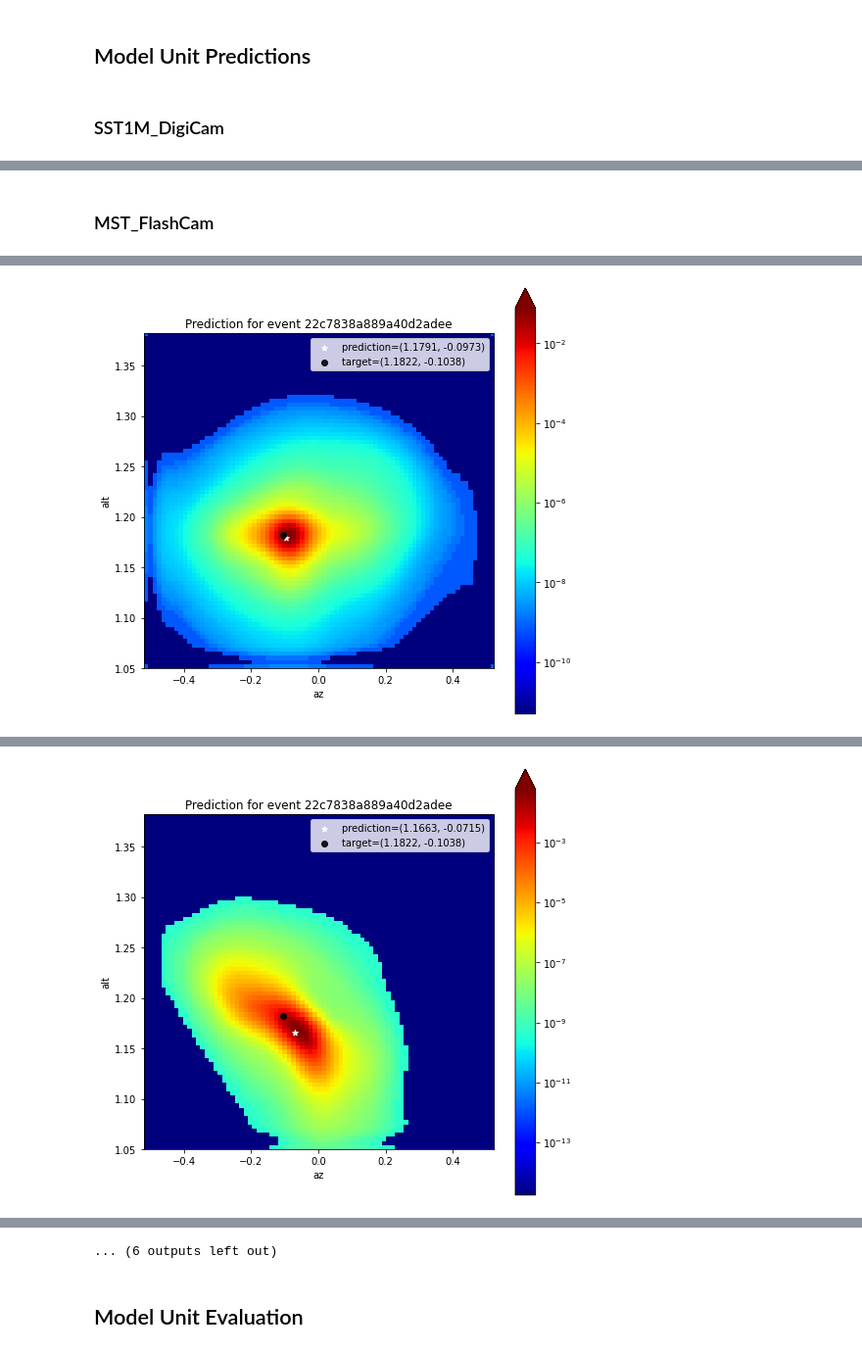
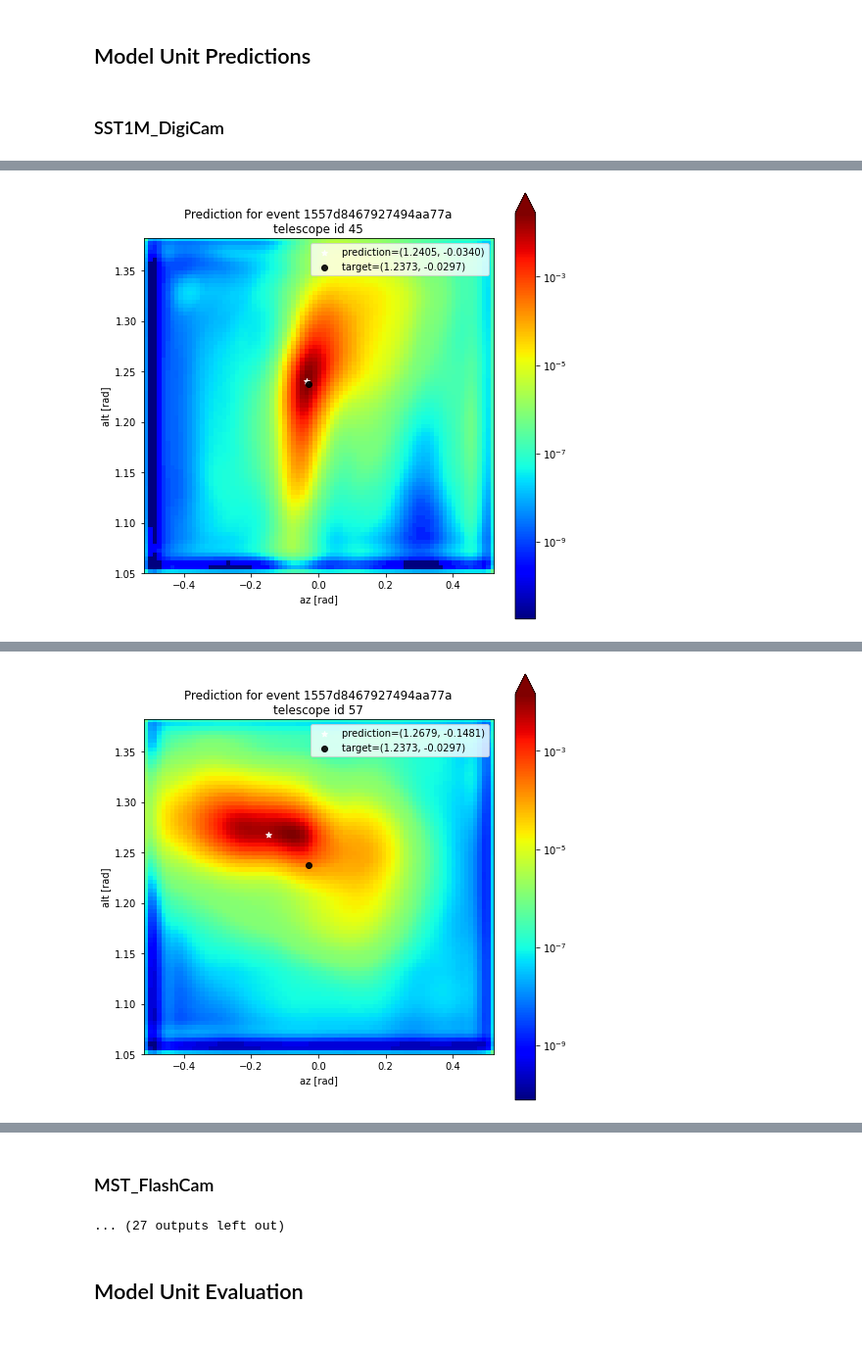
Before and after one commit to sborquez/gerumo, a Jupyter notebook: notebooks/evaluate.ipynb, the cells around one changed output, grey strips where cells are left out. Shown at 98% size. Drawn from its saved outputs; the diff is of its cells as text; code cells hidden in the pictures.

Commit message:
add: redesign evaluation, add evaluate.py file

```diff
--- a/notebooks/evaluate.ipynb
+++ b/notebooks/evaluate.ipynb
@@ -77,6 +77,7 @@ with open(config_file) as cfg_file:
 
 # Model
 model_name = config["model_name"]
+assembler_constructor = ASSEMBLERS[config["assembler_constructor"]]
 
 # Dataset Parameters
 output_folder = config["output_folder"]
@@ -107,8 +108,7 @@ if target_mode == "probability_map":
     target_mode_config["target_sigmas"] = tuple([target_sigmas[target] for target in targets])
 
 # Evaluation Parameters
-save_plots = config["save_plots"]
-save_predictions = config["save_predictions"]
+evaluation_config = config["evaluation"]
 # %% [output]
 Loading config from: /content/drive/My Drive/Projects/gerumo/train/config/colab/alt_az/umonna_assembler_colab.json
 # %%
@@ -163,7 +163,8 @@ test_generator = AssemblerGenerator(test_dataset, telescope_types,
 )
 
 # Small test sample
-sample_events = np.random.choice(test_dataset.event_unique_id.unique(), 3*256)
+sample_size = 1000
+sample_events = np.random.choice(test_dataset.event_unique_id.unique(), sample_size)
 sample_dataset = test_dataset[test_dataset.event_unique_id.isin(sample_events)]
 
 sample_generator = AssemblerGenerator(sample_dataset, telescope_types,
@@ -179,6 +180,8 @@ sample_generator = AssemblerGenerator(sample_dataset, telescope_types,
                                     include_event_id=True,
                                     include_true_energy=True
 )
+
+display_events = [i for i,df in sample_dataset.groupby("event_unique_id") if len(df.type.unique()) == 3][:10]
 # %% [markdown]
 ### Generator sample
 # %%
@@ -204,7 +207,7 @@ pprint.pprint(telescopes, width=1)
  'SST1M_DigiCam': '/content/drive/Shared '
                   'drives/umonna/data/models/alt_az/small/UMONNA_UNIT_SST_V2_SST1M_DigiCam_crossentropy_e014_4.5449.h5'}
 # %%
-umonna_assembler = Umonna(sst1m_model_or_path=sst,
+assembler = assembler_constructor(sst1m_model_or_path=sst,
                 mst_model_or_path=mst,
                 lst_model_or_path=lst,
                 targets=targets, target_shapes=target_mode_config["target_shapes"],
@@ -213,6 +216,7 @@ umonna_assembler = Umonna(sst1m_model_or_path=sst,
                 assembler_mode="normalized_product",
                 point_estimation_mode="expected_value"
 )
+mode = assembler.mode
 # %% [output]
 WARNING:tensorflow:AutoGraph could not transform <bound method HexConvLayer.call of <gerumo.models.layers.HexConvLayer object at 0x...>> and will run it as-is.
 Cause: mangled names are not yet supported
@@ -224,14 +228,15 @@ To silence this warning, decorate the function with @tf.autograph.experimental.d
 ## Model Unit Predictions
 # %%
 target_domains_ = target_domains if isinstance(target_domains, dict) else target_domains_
-targets = umonna_assembler.targets
+targets = assembler.targets
 models_results = {}
 # %%
-for telescope_i, model in umonna_assembler.models.items():
+for telescope_i, model in assembler.models.items():
     display(HTML(f"<h3>{telescope_i}</h3>"))
     # Telescope Sample Dataset
     sample_dataset_telescope = filter_dataset(sample_dataset, [telescope_i], min_observations, target_domains)
-    telescope_generator = AssemblerUnitGenerator(sample_dataset_telescope, batch_size,
+    _batch_size =  1 if 0 < len(sample_dataset_telescope) < batch_size else batch_size
+    telescope_generator = AssemblerUnitGenerator(sample_dataset_telescope, _batch_size,
                                             input_image_mode=input_image_mode,
                                             input_image_mask=input_image_mask,
                                             input_features=input_features,
@@ -244,28 +249,38 @@ for telescope_i, model in umonna_assembler.models.items():
                                             include_true_energy=True
                                             )
     # Prepare targets points
-    targets_values = None
-    event_ids = None
-    true_energy = None
-    predictions = None
-    predictions_points = None
+    targets_values = []
+    event_ids = []
+    telescopes_ids = []
+    true_energy = []
+    predictions = []
+    predictions_points = []
     for x, t, meta in tqdm(telescope_generator):
-        event_ids = meta["event_id"] if event_ids is None else np.concatenate((event_ids, meta["event_id"]))
-        true_energy = meta["true_energy"] if true_energy is None else np.concatenate((true_energy, meta["true_energy"]))
-        targets_values = t if targets_values is None else np.concatenate((targets_values, t))
+        # Update records
+        event_ids.extend(meta["event_id"])
+        telescopes_ids.extend(meta["telescope_id"])
+        true_energy.extend(meta["true_energy"])
+        targets_values.extend(t)
+
         # Predictions
         p = model.predict(x)
-        p_points = umonna_assembler.point_estimation(p)
-        predictions = p if predictions is None else  np.concatenate((predictions, p))
-        predictions_points = p_points if predictions_points is None else np.concatenate((predictions_points, p_points))
+        p_points = assembler.point_estimation(p)
+        predictions_points.extend(p_points)
 
-    models_results[telescope_i] = {"predictions": predictions_points, "targets": targets_values, "true_energy": true_energy, "event_ids": event_ids}
+        # save some predictions
+        for prediction, prediction_point, target, event_id, telescope_id in zip(p, p_points, t, meta["event_id"], meta["telescope_id"]):
+            if event_id in display_events:
+                #predictions.append((prediction)
+                plot_assembler_prediction(prediction, prediction_point, targets, assembler.target_domains, assembler.target_resolutions, (event_id, telescope_id), target)
 
-    # Show Predictions
-    i = 0
-    for prediction, prediction_point, target_point, event_id in zip(predictions, predictions_points, targets_values, event_ids):
-        plot_assembler_prediction(prediction, prediction_point, targets, umonna_assembler.target_domains, umonna_assembler.target_resolutions, event_id, target_point)
-        i+=1
-        if i == 5: break
+    results = {
+        "event_id": np.array(event_ids),
+        "telescope_id": np.array(telescopes_ids),
+        "telescope_type": np.array([telescope_i]*len(telescopes_ids)),
+        "predictions": np.array(predictions_points),
+        "targets": np.array(targets_values),
+        "true_energy": np.array(true_energy),
+    }
+    models_results[telescope_i] = results
 # %% [output]
 SST1M_DigiCam
@@ -277 +291,0 @@ SST1M_DigiCam
-MST_FlashCam
@@ -279 +293 @@ MST_FlashCam
-[figure, old version]
+[figure, new version]
@@ -281 +295 @@ MST_FlashCam
-[figure, old version]
+[figure, new version]
@@ -283,4 +297,5 @@ MST_FlashCam
+MST_FlashCam
-... (6 outputs left out)
+... (27 outputs left out)
 # %% [markdown]
 ## Model Unit Evaluation
 # %%
```
Also changed, not shown: parts of 27 cells of this notebook, 6 other files.
